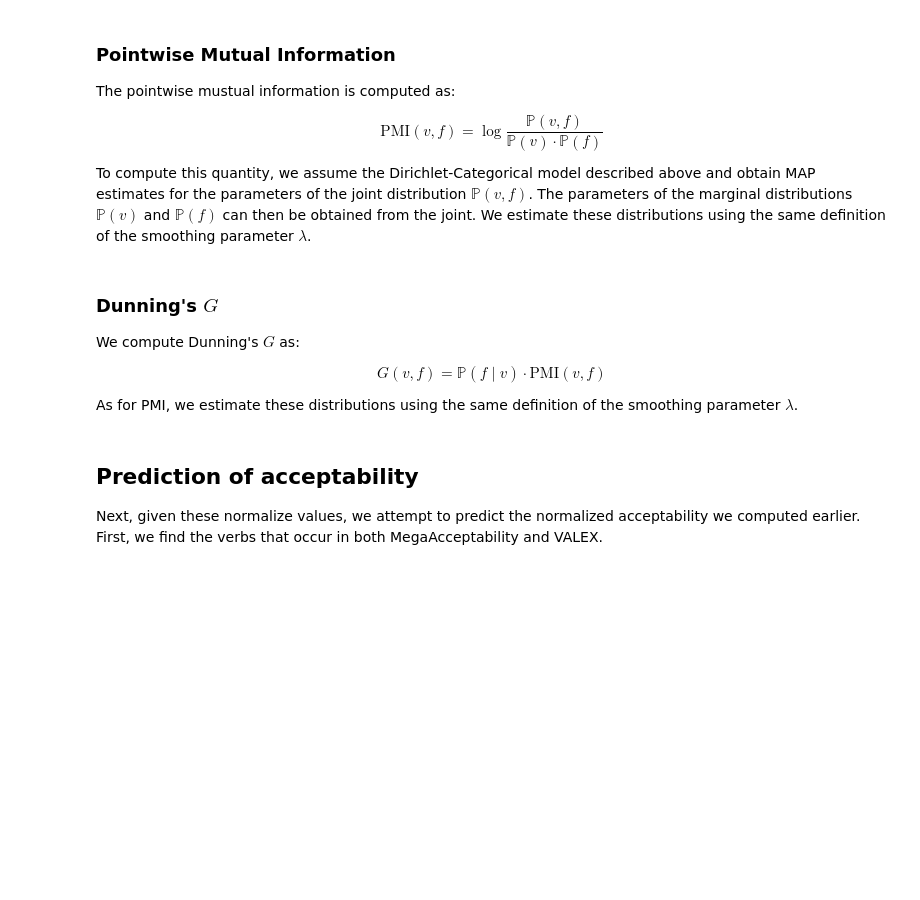
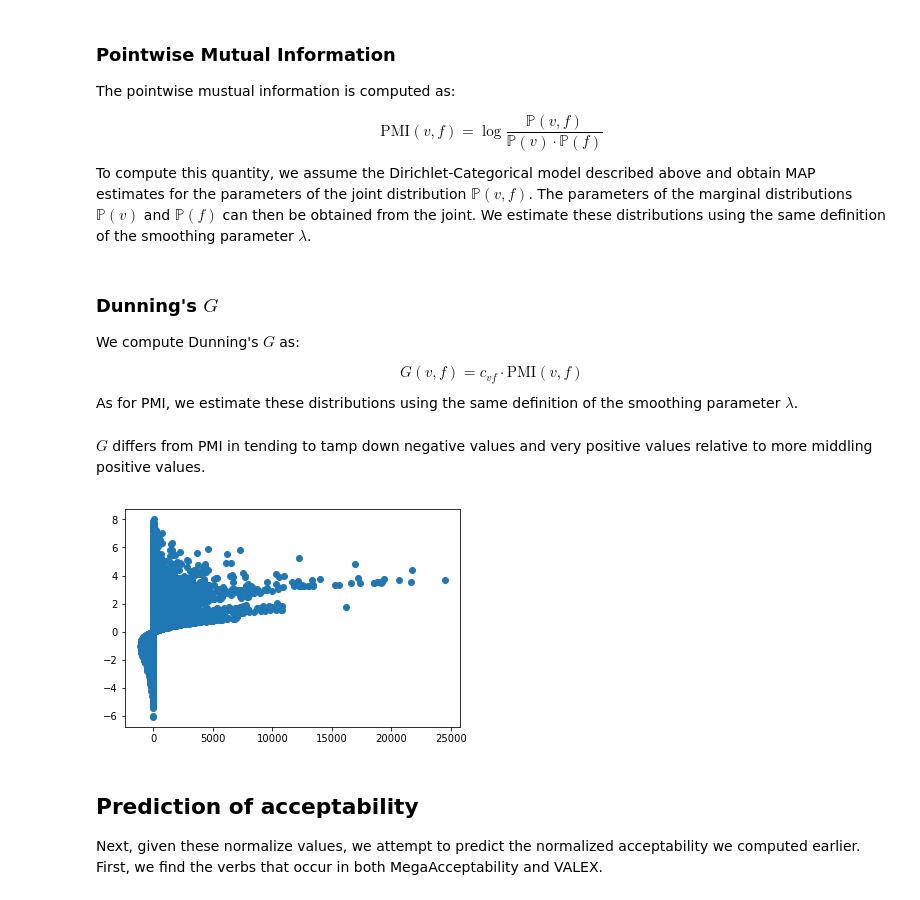
Before and after one commit to MegaAttitude/frequency-acceptability-selection, a Jupyter notebook: Frequency, Acceptability, and Selection.ipynb, the cells around one changed output. Drawn from its saved outputs; the diff is of its cells as text; code cells hidden in the pictures; blank space fills up the shorter version.

```diff
--- a/Frequency, Acceptability, and Selection.ipynb
+++ b/Frequency, Acceptability, and Selection.ipynb
@@ -1470,7 +1470,7 @@ pmi_normalized = {s: compute_pmi(verbframe_counts_cast, s)
 
 We compute Dunning's $G$ as:
 
-$$G(v, f) = \mathbb{P}(f\;|\;v)\cdot\text{PMI}(v, f)$$
+$$G(v, f) = c_{vf}\cdot\text{PMI}(v, f)$$
 
 As for PMI, we estimate these distributions using the same definition of the smoothing parameter $\lambda$.
 # %%
@@ -1478,5 +1478,11 @@ g_normalized = {s: ((verbframe_counts_cast+s).values/np.sum((verbframe_counts_ca
                     compute_pmi(verbframe_counts_cast, s))
                   for s in [0., 0.1, 0.2, 0.5, 1., 2., 5., 10., 20., 50.]}
+# %% [markdown]
+$G$ differs from PMI in tending to tamp down negative values and very positive values relative to more middling positive values.
+# %%
+_ = plt.scatter(g_normalized[0].values.flatten(), pmi_normalized[0].values.flatten())
+# %% [output]
+[figure, added]
 # %% [markdown]
 ## Prediction of acceptability
 
```
Also changed, not shown: parts of 12 cells of this notebook, 2 other files.
